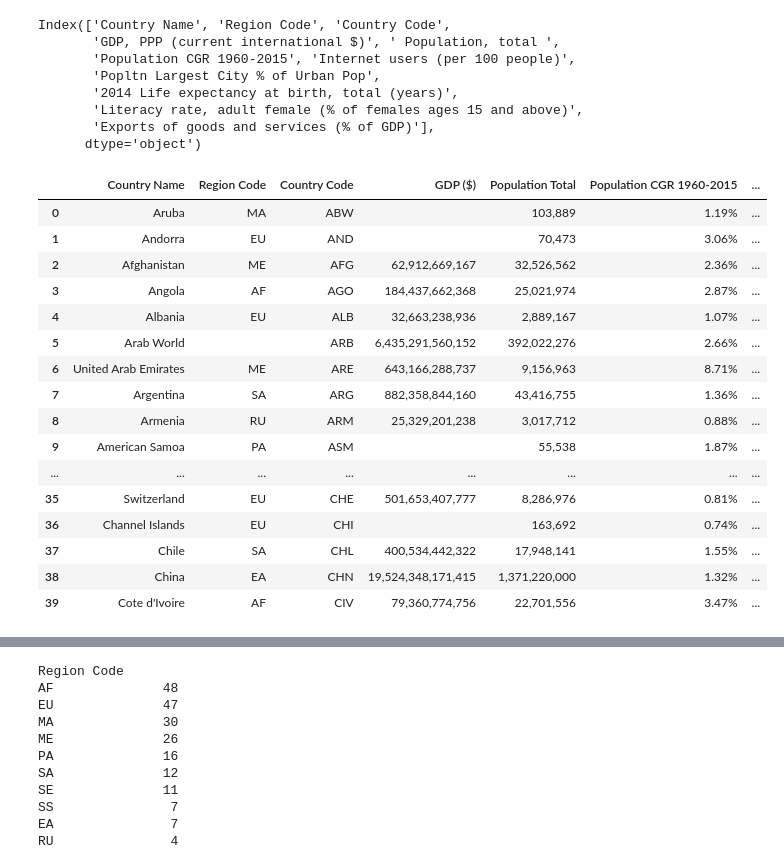
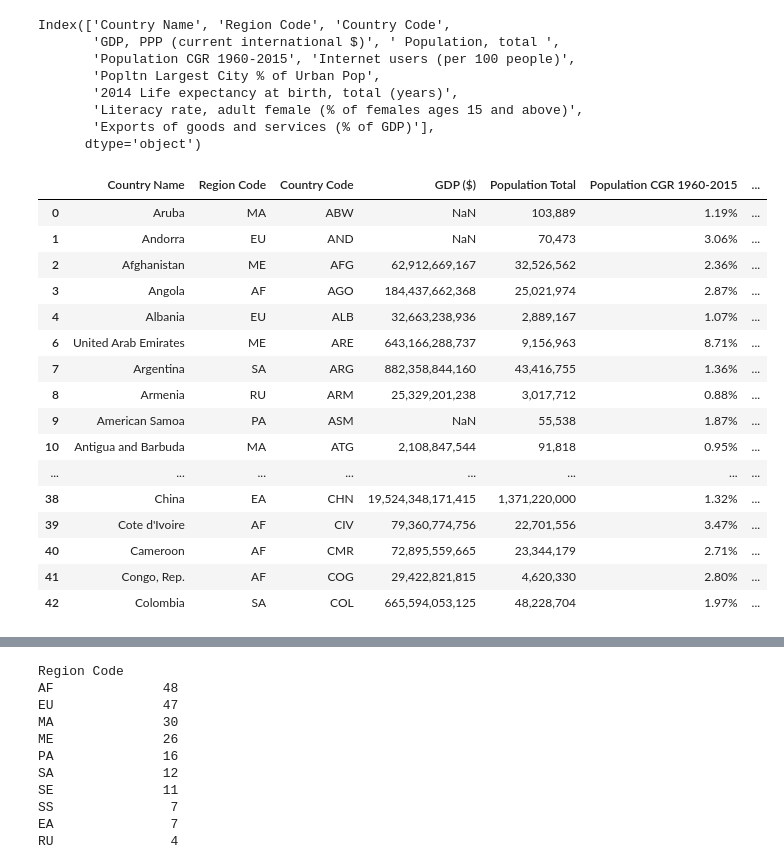
Before and after one commit to ilknurtoptas/Project_1, a Jupyter notebook: Project_1/World GDP Analysis.ipynb, the cells around one changed output, grey strips where cells are left out. Drawn from its saved outputs; the diff is of its cells as text; code cells hidden in the pictures.

```diff
--- a/Project_1/World GDP Analysis.ipynb
+++ b/Project_1/World GDP Analysis.ipynb
@@ -101,33 +101,33 @@ Index(['Country Name', 'Region Code', 'Country Code',
 # %%
 #Rename columns
 #world_bank_df.columns = world_bank_df.columns.str[0]
-rename_world_bank_df = remove_blank_rc_world_bank_df.rename(columns={"GDP, PPP (current international $)":"GDP ($)",
+rename_world_bank_df = world_bank_df.rename(columns={"GDP, PPP (current international $)":"GDP ($)",
                                               " Population, total ":"Population Total",
                                               "Internet users (per 100 people)":"Internet Users per 100",
                                               "Popltn Largest City % of Urban Pop":"Pop. Largest City (%)",
                                               "2014 Life expectancy at birth, total (years)":"Life Expectancy",
                                               "Literacy rate, adult female (% of females ages 15 and above)":"Female Literacy Rate (%)",
                                               "Exports of goods and services (% of GDP)":"Exportation (% of GDP)"
                                               })
 rename_world_bank_df.head(40)
 # %% [output]
 |  | Country Name | Region Code | Country Code | GDP ($) | Population Total | Population CGR 1960-2015 | ... |
-| 0 | Aruba | MA | ABW |  | 103,889 | 1.19% | ... |
-| 1 | Andorra | EU | AND |  | 70,473 | 3.06% | ... |
+| 0 | Aruba | MA | ABW | NaN | 103,889 | 1.19% | ... |
+| 1 | Andorra | EU | AND | NaN | 70,473 | 3.06% | ... |
 | 2 | Afghanistan | ME | AFG | 62,912,669,167 | 32,526,562 | 2.36% | ... |
 | 3 | Angola | AF | AGO | 184,437,662,368 | 25,021,974 | 2.87% | ... |
 | 4 | Albania | EU | ALB | 32,663,238,936 | 2,889,167 | 1.07% | ... |
-| 5 | Arab World |  | ARB | 6,435,291,560,152 | 392,022,276 | 2.66% | ... |
 | 6 | United Arab Emirates | ME | ARE | 643,166,288,737 | 9,156,963 | 8.71% | ... |
 | 7 | Argentina | SA | ARG | 882,358,844,160 | 43,416,755 | 1.36% | ... |
 | 8 | Armenia | RU | ARM | 25,329,201,238 | 3,017,712 | 0.88% | ... |
-| 9 | American Samoa | PA | ASM |  | 55,538 | 1.87% | ... |
+| 9 | American Samoa | PA | ASM | NaN | 55,538 | 1.87% | ... |
+| 10 | Antigua and Barbuda | MA | ATG | 2,108,847,544 | 91,818 | 0.95% | ... |
 | ... | ... | ... | ... | ... | ... | ... | ... |
-| 35 | Switzerland | EU | CHE | 501,653,407,777 | 8,286,976 | 0.81% | ... |
-| 36 | Channel Islands | EU | CHI |  | 163,692 | 0.74% | ... |
-| 37 | Chile | SA | CHL | 400,534,442,322 | 17,948,141 | 1.55% | ... |
 | 38 | China | EA | CHN | 19,524,348,171,415 | 1,371,220,000 | 1.32% | ... |
 | 39 | Cote d'Ivoire | AF | CIV | 79,360,774,756 | 22,701,556 | 3.47% | ... |
+| 40 | Cameroon | AF | CMR | 72,895,559,665 | 23,344,179 | 2.71% | ... |
+| 41 | Congo, Rep. | AF | COG | 29,422,821,815 | 4,620,330 | 2.80% | ... |
+| 42 | Colombia | SA | COL | 665,594,053,125 | 48,228,704 | 1.97% | ... |
 # %%
 #Find world_bank_df data types
 rename_world_bank_df.dtypes
```
Also changed, not shown: parts of 19 cells of this notebook.
